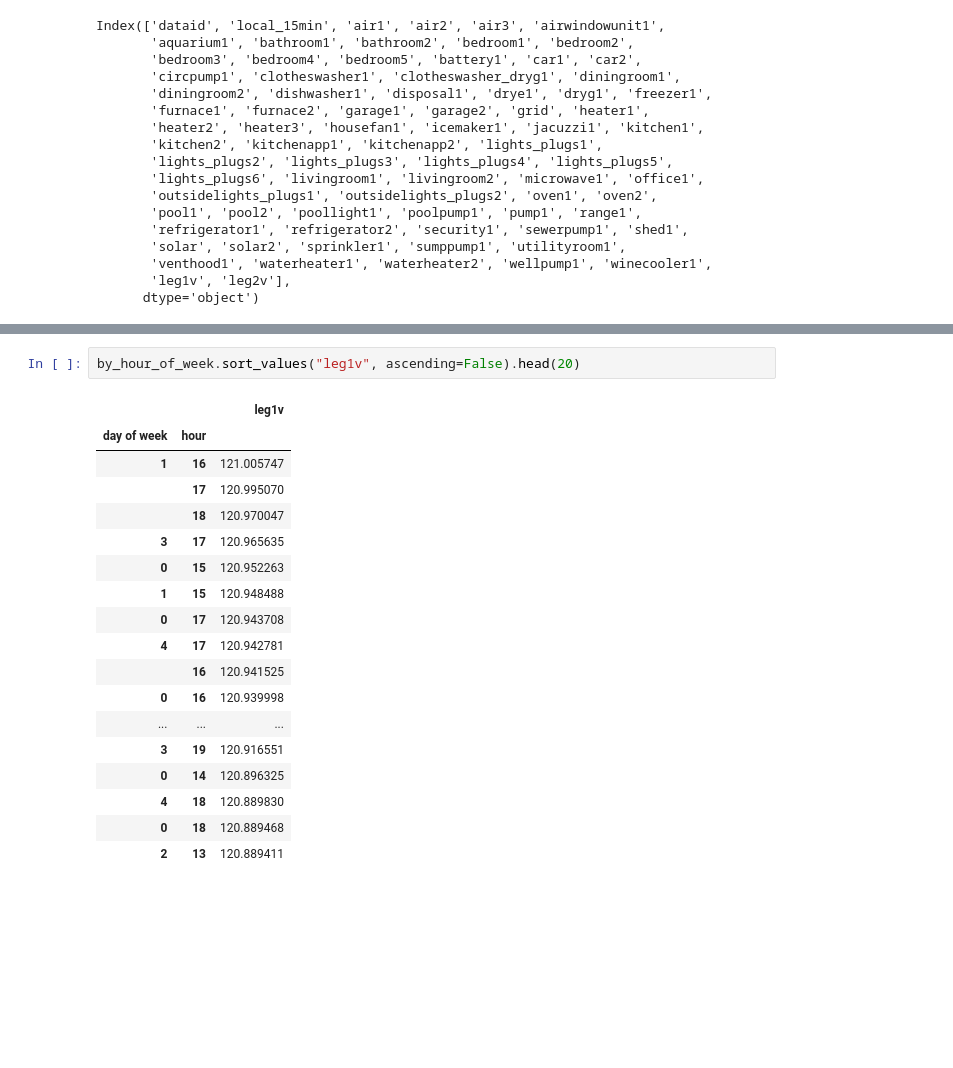
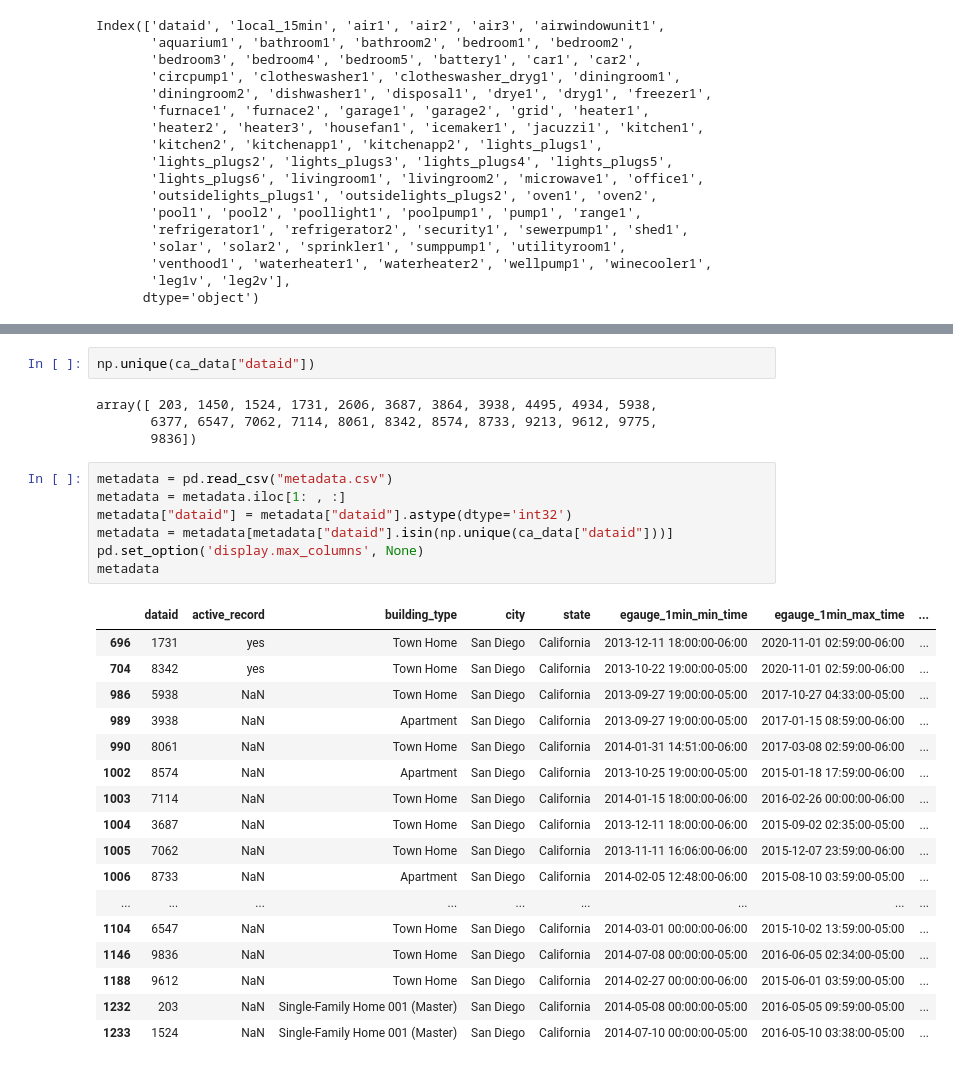
Before and after one commit to utkarshapets/load-shift-emissions, a Jupyter notebook: Residential Load Data EDA.ipynb, the cells around one changed output, grey strips where cells are left out. Cells and saved outputs as stored; diff of their text form; blank space fills up the shorter version.

```diff
--- a/Residential Load Data EDA.ipynb
+++ b/Residential Load Data EDA.ipynb
@@ -144,21 +79,31 @@ by_hour_of_week.sort_values("leg1v", ascending=True).head(20)
-# %%
-by_hour_of_week.sort_values("leg1v", ascending=False).head(20)
-# %% [output]
-|  |  | leg1v |
-| day of week | hour |  |
-| 1 | 16 | 121.005747 |
-|  | 17 | 120.995070 |
-|  | 18 | 120.970047 |
-| 3 | 17 | 120.965635 |
-| 0 | 15 | 120.952263 |
-| 1 | 15 | 120.948488 |
-| 0 | 17 | 120.943708 |
-| 4 | 17 | 120.942781 |
-|  | 16 | 120.941525 |
-| 0 | 16 | 120.939998 |
-| ... | ... | ... |
-| 3 | 19 | 120.916551 |
-| 0 | 14 | 120.896325 |
-| 4 | 18 | 120.889830 |
-| 0 | 18 | 120.889468 |
-| 2 | 13 | 120.889411 |
+# %%
+np.unique(ca_data["dataid"])
+# %% [output]
+array([ 203, 1450, 1524, 1731, 2606, 3687, 3864, 3938, 4495, 4934, 5938,
+       6377, 6547, 7062, 7114, 8061, 8342, 8574, 8733, 9213, 9612, 9775,
+       9836])
+# %%
+metadata = pd.read_csv("metadata.csv")
+metadata = metadata.iloc[1: , :]
+metadata["dataid"] = metadata["dataid"].astype(dtype='int32')
+metadata = metadata[metadata["dataid"].isin(np.unique(ca_data["dataid"]))]
+pd.set_option('display.max_columns', None)
+metadata
+# %% [output]
+|  | dataid | active_record | building_type | city | state | egauge_1min_min_time | egauge_1min_max_time | ... |
+| 696 | 1731 | yes | Town Home | San Diego | California | 2013-12-11 18:00:00-06:00 | 2020-11-01 02:59:00-06:00 | ... |
+| 704 | 8342 | yes | Town Home | San Diego | California | 2013-10-22 19:00:00-05:00 | 2020-11-01 02:59:00-06:00 | ... |
+| 986 | 5938 | NaN | Town Home | San Diego | California | 2013-09-27 19:00:00-05:00 | 2017-10-27 04:33:00-05:00 | ... |
+| 989 | 3938 | NaN | Apartment | San Diego | California | 2013-09-27 19:00:00-05:00 | 2017-01-15 08:59:00-06:00 | ... |
+| 990 | 8061 | NaN | Town Home | San Diego | California | 2014-01-31 14:51:00-06:00 | 2017-03-08 02:59:00-06:00 | ... |
+| 1002 | 8574 | NaN | Apartment | San Diego | California | 2013-10-25 19:00:00-05:00 | 2015-01-18 17:59:00-06:00 | ... |
+| 1003 | 7114 | NaN | Town Home | San Diego | California | 2014-01-15 18:00:00-06:00 | 2016-02-26 00:00:00-06:00 | ... |
+| 1004 | 3687 | NaN | Town Home | San Diego | California | 2013-12-11 18:00:00-06:00 | 2015-09-02 02:35:00-05:00 | ... |
+| 1005 | 7062 | NaN | Town Home | San Diego | California | 2013-11-11 16:06:00-06:00 | 2015-12-07 23:59:00-06:00 | ... |
+| 1006 | 8733 | NaN | Apartment | San Diego | California | 2014-02-05 12:48:00-06:00 | 2015-08-10 03:59:00-05:00 | ... |
+| ... | ... | ... | ... | ... | ... | ... | ... | ... |
+| 1104 | 6547 | NaN | Town Home | San Diego | California | 2014-03-01 00:00:00-06:00 | 2015-10-02 13:59:00-05:00 | ... |
+| 1146 | 9836 | NaN | Town Home | San Diego | California | 2014-07-08 00:00:00-05:00 | 2016-06-05 02:34:00-05:00 | ... |
+| 1188 | 9612 | NaN | Town Home | San Diego | California | 2014-02-27 00:00:00-06:00 | 2015-06-01 03:59:00-05:00 | ... |
+| 1232 | 203 | NaN | Single-Family Home 001 (Master) | San Diego | California | 2014-05-08 00:00:00-05:00 | 2016-05-05 09:59:00-05:00 | ... |
+| 1233 | 1524 | NaN | Single-Family Home 001 (Master) | San Diego | California | 2014-07-10 00:00:00-05:00 | 2016-05-10 03:38:00-05:00 | ... |
```
Also changed, not shown: parts of 17 cells of this notebook.
